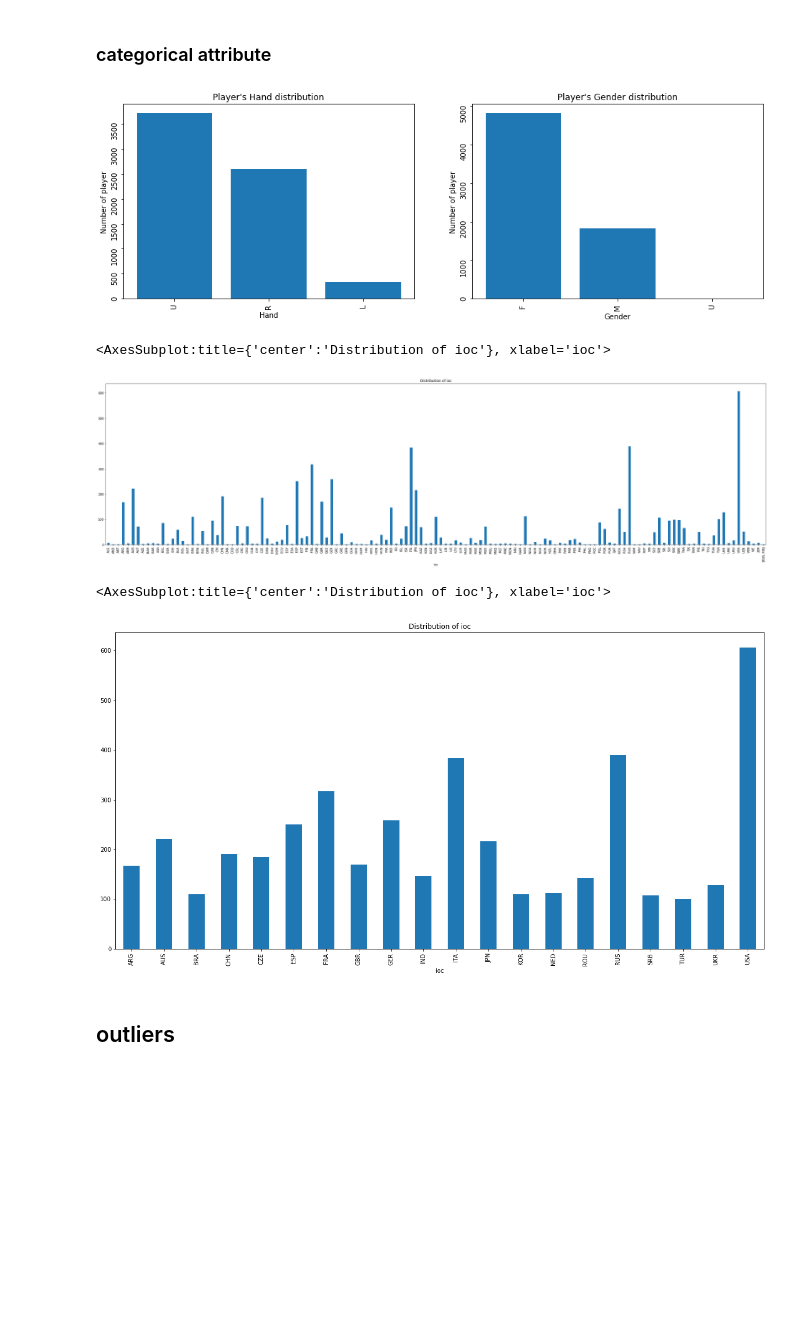
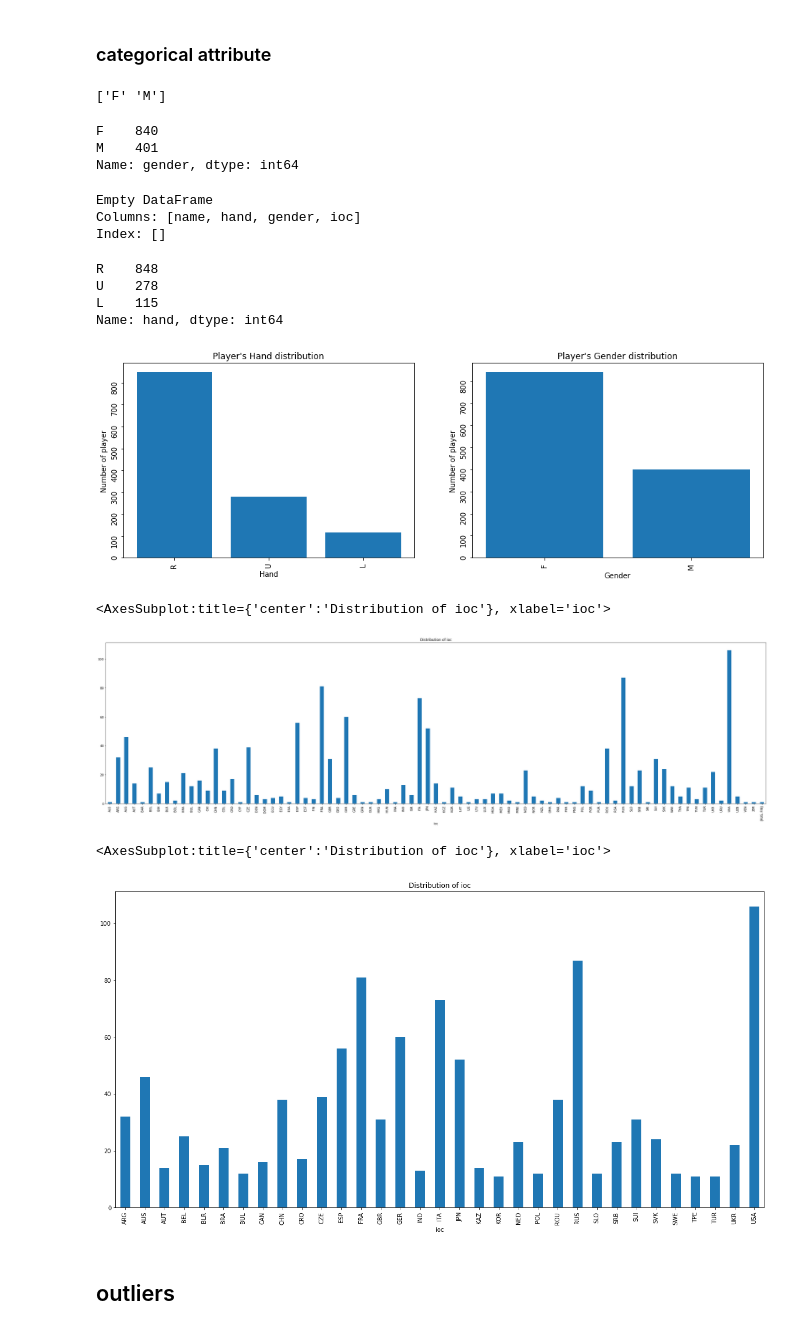
Before and after one commit to OrnelaDanushi/DM-project21, a Jupyter notebook: 4_Data_Preparation.ipynb, the cells around one changed output. Drawn from its saved outputs; the diff is of its cells as text; code cells hidden in the pictures; blank space fills up the shorter version.

Commit message:
fixed data_preparation

```diff
--- a/4_Data_Preparation.ipynb
+++ b/4_Data_Preparation.ipynb
@@ -74,7 +74,7 @@ num_matches = create_df(num_matches)
 num_matches.set_axis(['name', 'num_matches'], axis=1, inplace=True)
 
 #drop players with few matches
-num_matches = num_matches[num_matches['num_matches'] > 2]
+num_matches = num_matches[num_matches['num_matches'] > 100]
 
 #add ratio
 num_matches_won.set_axis(['name', 'num_matches_won'], axis=1, inplace=True) #rename attribute 'num_matches' to 'num_matches_won', otherwise we could have a conflict
@@ -104,8 +104,10 @@ player_profile
 # %% [markdown]
 ## Statistics of players during period
 # %%
-years=df['tourney_year'].unique()
+years=df['tourney_year'].dropna()
+years=years.unique()
 years.sort()
+
 for year in years:
     num_matches_year = df[df['tourney_year']==year] #takes only matches of a year
     num_m_y = 'num_matches_'+str(year)
@@ -836,8 +838,31 @@ plt.show()
 # %% [markdown]
 ### categorical attribute
+# %%
+print(pl_cat.gender.unique())
+# %% [output]
+['F' 'M']
+# %%
+print(pl_cat.gender.value_counts())
+# %% [output]
+F    840
+M    401
+Name: gender, dtype: int64
+# %%
+print(pl_cat[pl_cat.gender.isna()])
+# %% [output]
+Empty DataFrame
+Columns: [name, hand, gender, ioc]
+Index: []
+# %%
+print(pl_cat.hand.value_counts())
+# %% [output]
+R    848
+U    278
+L    115
+Name: hand, dtype: int64
 # %%
 f, axs = plt.subplots(ncols=2, figsize=(16,5))
-axs[0].bar(['U','R','L'],pl_cat.hand.value_counts())
+axs[0].bar(['R','U','L'],pl_cat.hand.value_counts())
 axs[0].tick_params(labelrotation=90)
 axs[0].set_title("Player's Hand distribution")
 axs[0].set_xlabel("Hand")
@@ -851,7 +876,7 @@ axs[1].set_ylabel("Number of player")
 
 plt.show()
 # %% [output]
-[figure, old version]
+[figure, new version]
 # %%
 lf = pl_cat.groupby([pl_cat.ioc]).size()
 lf.plot(
@@ -860,17 +885,17 @@ lf.plot(
     kind='bar')
 # %% [output]
 <AxesSubplot:title={'center':'Distribution of ioc'}, xlabel='ioc'>
-[figure, old version]
+[figure, new version]
 # %%
 lf = pl_cat.groupby(pl_cat.ioc).size()
-lf=lf[lf>100]
+lf=lf[lf>10]
 lf.plot(
     figsize=(20, 10),
     title="Distribution of ioc",
     kind='bar')
 # %% [output]
 <AxesSubplot:title={'center':'Distribution of ioc'}, xlabel='ioc'>
-[figure, old version]
+[figure, new version]
 # %% [markdown]
 ## outliers
 # %%
```
Also changed, not shown: parts of 29 cells of this notebook, 2 other files.
